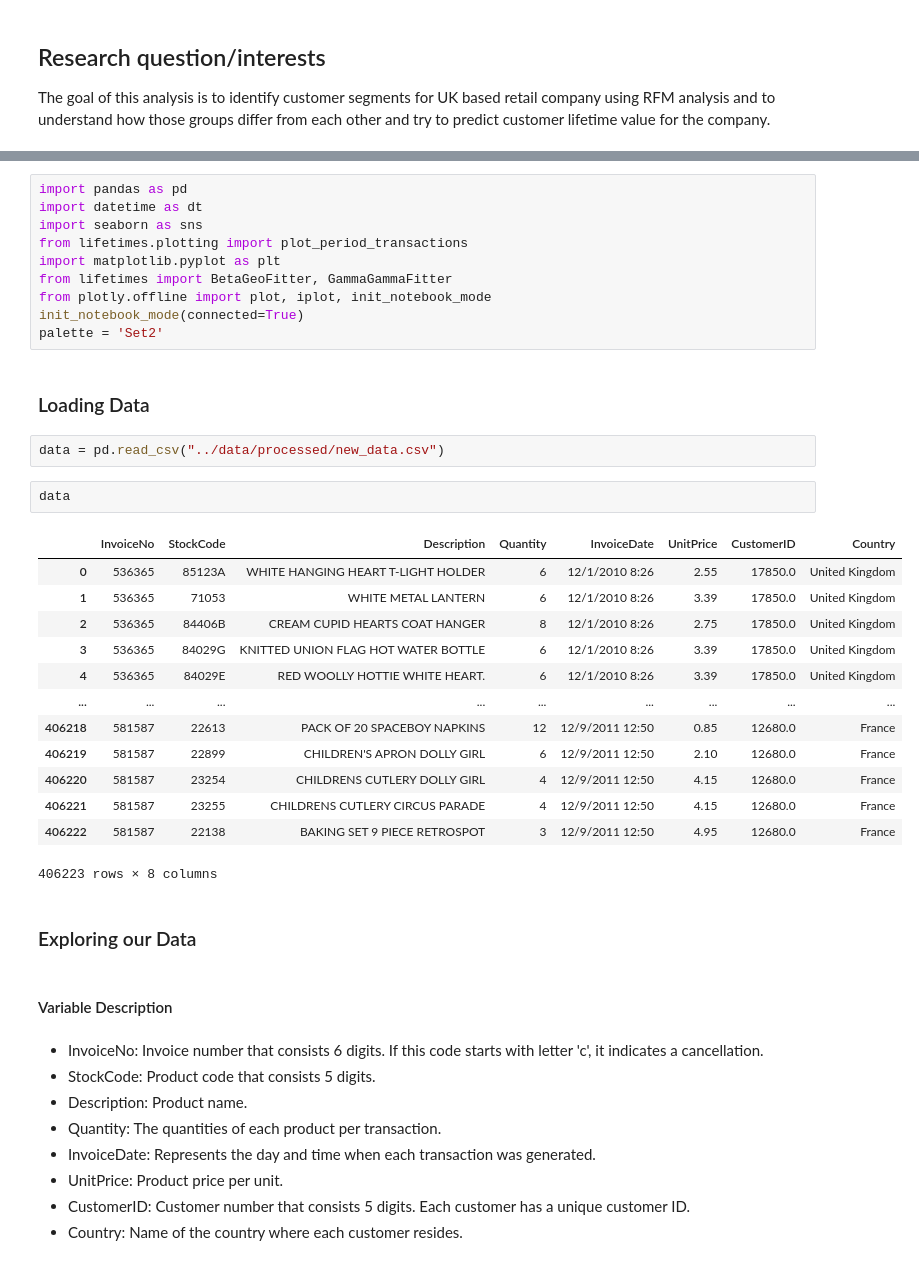
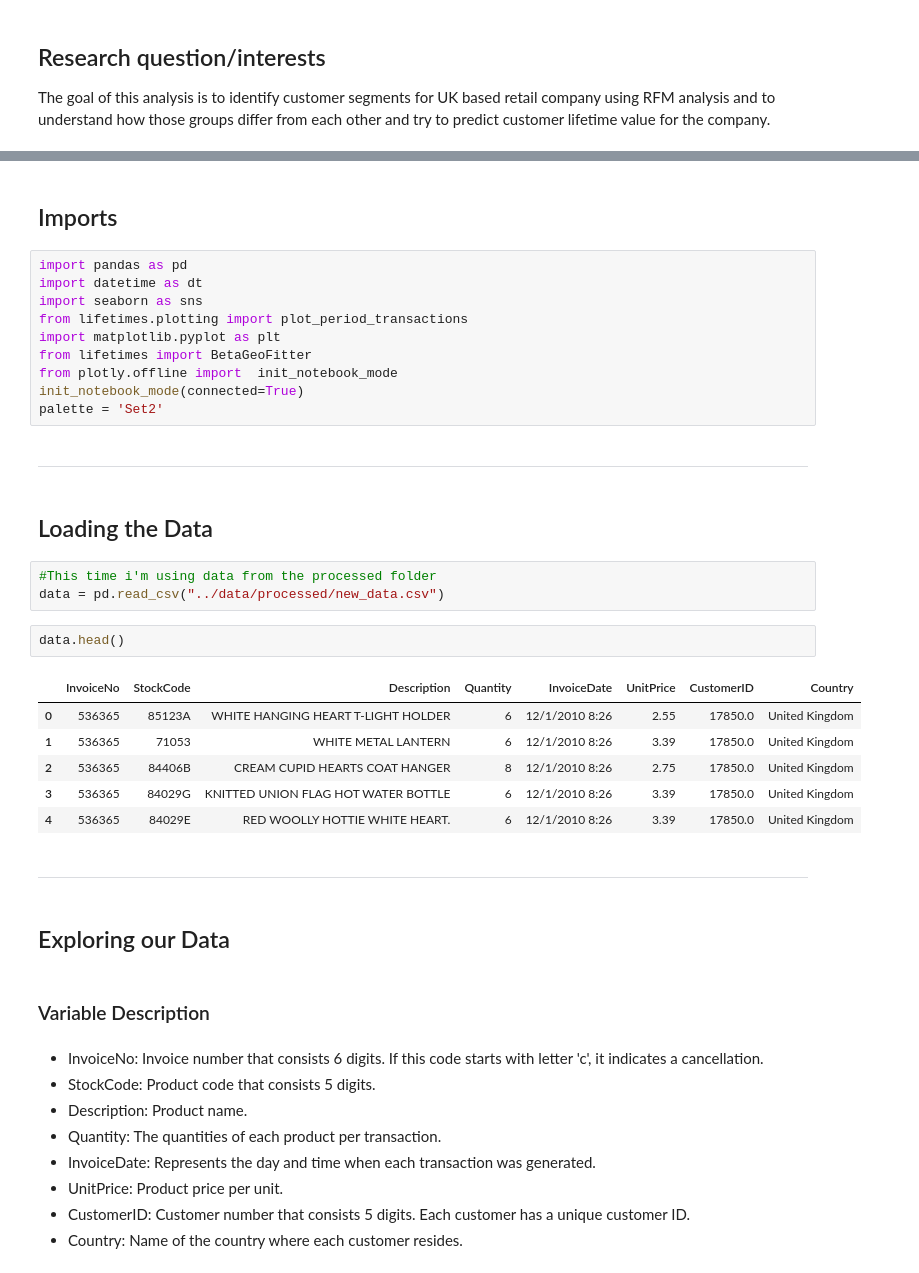
Before and after one commit to ubco-W2022T1-cosc301/project-group31, a Jupyter notebook: notebooks/analysis1.ipynb, the cells around one changed output, grey strips where cells are left out. Drawn from its saved outputs; the diff is of its cells as text.

```diff
--- a/notebooks/analysis1.ipynb
+++ b/notebooks/analysis1.ipynb
@@ -17,37 +18,37 @@ RFM (Recency-Frequency-Monetary) analysis is a simple technique for behaviour ba
+# %% [markdown]
+## Imports
 # %%
 import pandas as pd
 import datetime as dt
 import seaborn as sns
 from lifetimes.plotting import plot_period_transactions
 import matplotlib.pyplot as plt
-from lifetimes import BetaGeoFitter, GammaGammaFitter
-from plotly.offline import plot, iplot, init_notebook_mode
+from lifetimes import BetaGeoFitter
+from plotly.offline import  init_notebook_mode
 init_notebook_mode(connected=True)
 palette = 'Set2'
+# %% [markdown]
+---
 # %% [markdown]
-### Loading Data
+## Loading the Data
 # %%
+#This time i'm using data from the processed folder
 data = pd.read_csv("../data/processed/new_data.csv")
 # %%
-data
+data.head()
 # %% [output]
 |  | InvoiceNo | StockCode | Description | Quantity | InvoiceDate | UnitPrice | CustomerID | Country |
 | 0 | 536365 | 85123A | WHITE HANGING HEART T-LIGHT HOLDER | 6 | 12/1/2010 8:26 | 2.55 | 17850.0 | United Kingdom |
 | 1 | 536365 | 71053 | WHITE METAL LANTERN | 6 | 12/1/2010 8:26 | 3.39 | 17850.0 | United Kingdom |
 | 2 | 536365 | 84406B | CREAM CUPID HEARTS COAT HANGER | 8 | 12/1/2010 8:26 | 2.75 | 17850.0 | United Kingdom |
 | 3 | 536365 | 84029G | KNITTED UNION FLAG HOT WATER BOTTLE | 6 | 12/1/2010 8:26 | 3.39 | 17850.0 | United Kingdom |
 | 4 | 536365 | 84029E | RED WOOLLY HOTTIE WHITE HEART. | 6 | 12/1/2010 8:26 | 3.39 | 17850.0 | United Kingdom |
-| ... | ... | ... | ... | ... | ... | ... | ... | ... |
-| 406218 | 581587 | 22613 | PACK OF 20 SPACEBOY NAPKINS | 12 | 12/9/2011 12:50 | 0.85 | 12680.0 | France |
-| 406219 | 581587 | 22899 | CHILDREN'S APRON DOLLY GIRL | 6 | 12/9/2011 12:50 | 2.10 | 12680.0 | France |
-| 406220 | 581587 | 23254 | CHILDRENS CUTLERY DOLLY GIRL | 4 | 12/9/2011 12:50 | 4.15 | 12680.0 | France |
-| 406221 | 581587 | 23255 | CHILDRENS CUTLERY CIRCUS PARADE | 4 | 12/9/2011 12:50 | 4.15 | 12680.0 | France |
-| 406222 | 581587 | 22138 | BAKING SET 9 PIECE RETROSPOT | 3 | 12/9/2011 12:50 | 4.95 | 12680.0 | France |
-406223 rows × 8 columns
+# %% [markdown]
+---
 # %% [markdown]
-### Exploring our Data
+## Exploring our Data
 # %% [markdown]
-#### Variable Description
+### Variable Description
 # %% [markdown]
 - InvoiceNo: Invoice number that consists 6 digits. If this code starts with letter 'c', it indicates a cancellation.
 - StockCode: Product code that consists 5 digits.
```
Also changed, not shown: parts of 41 cells of this notebook.
